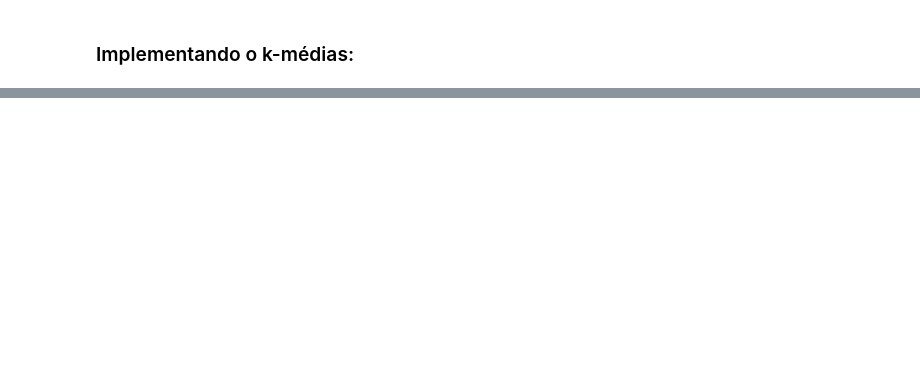
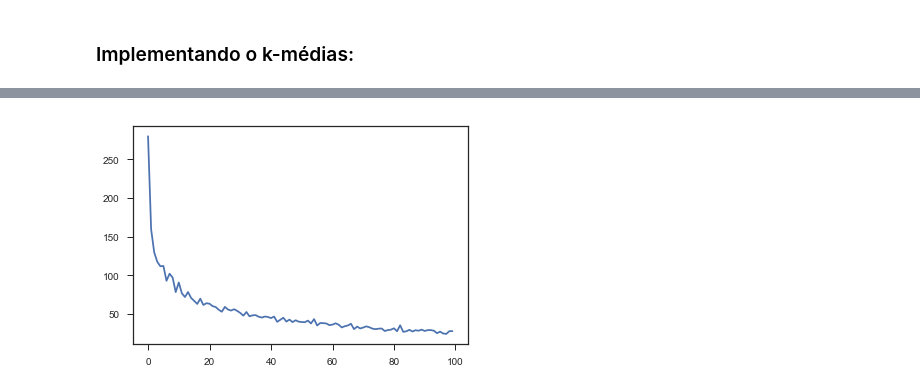
Before and after one commit to DaviBrg/machine_learning-ckp8277, a Jupyter notebook: exercise_5/exercise_5_machine_learning.ipynb, the cells around one changed output, grey strips where cells are left out. Saved outputs shown, nothing was run; the diff lists cells and outputs as text; code cells hidden in the pictures; blank space fills up the shorter version.

```diff
--- a/exercise_5/exercise_5_machine_learning.ipynb
+++ b/exercise_5/exercise_5_machine_learning.ipynb
@@ -94,0 +101,12 @@ plt.show()
+# %%
+n = 100
+errors = []
+for i in range(1,n+1):
+    clf_t = KMeans(i)
+    clf_t.train(data)
+    errors.append(clf_t.error(data))
+
+plt.plot(errors)
+plt.show()
+# %% [output]
+[figure, added]
```
Also changed, not shown: parts of 4 cells of this notebook.
